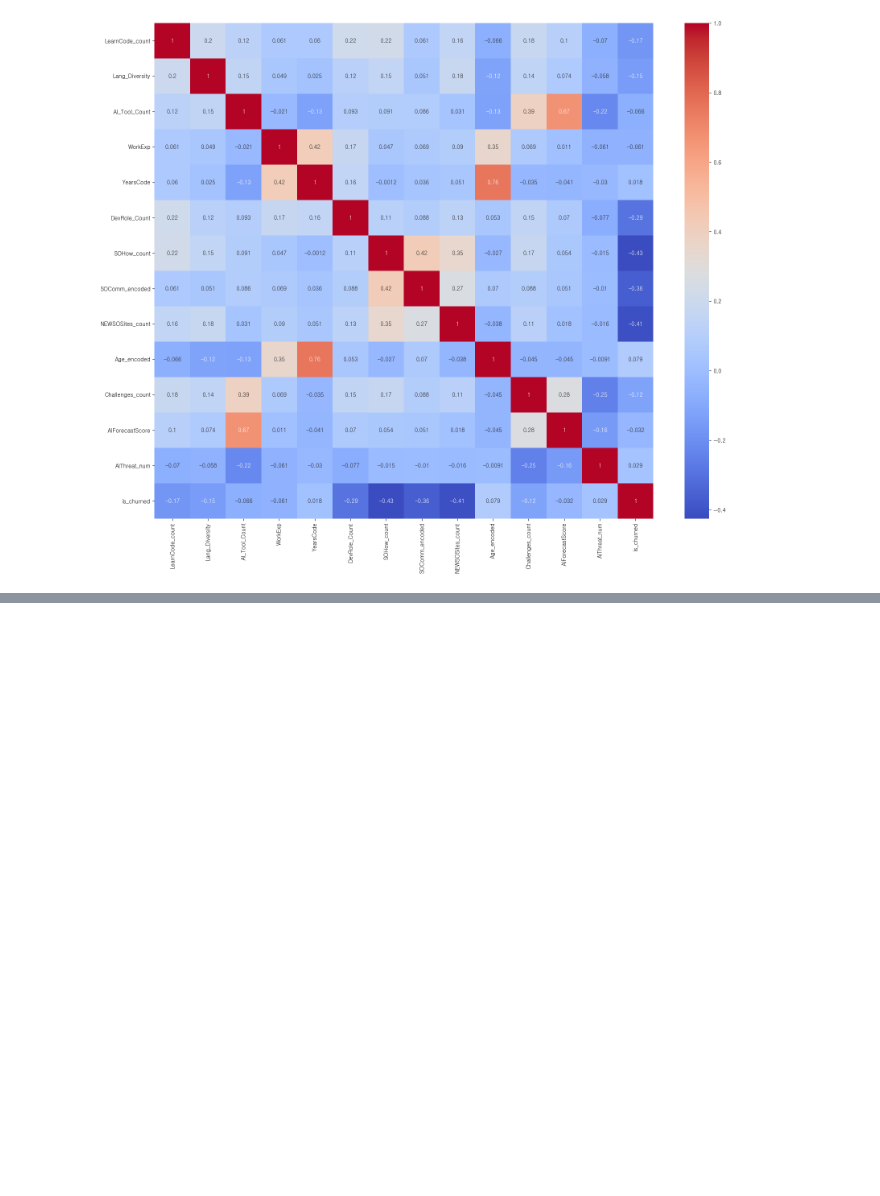
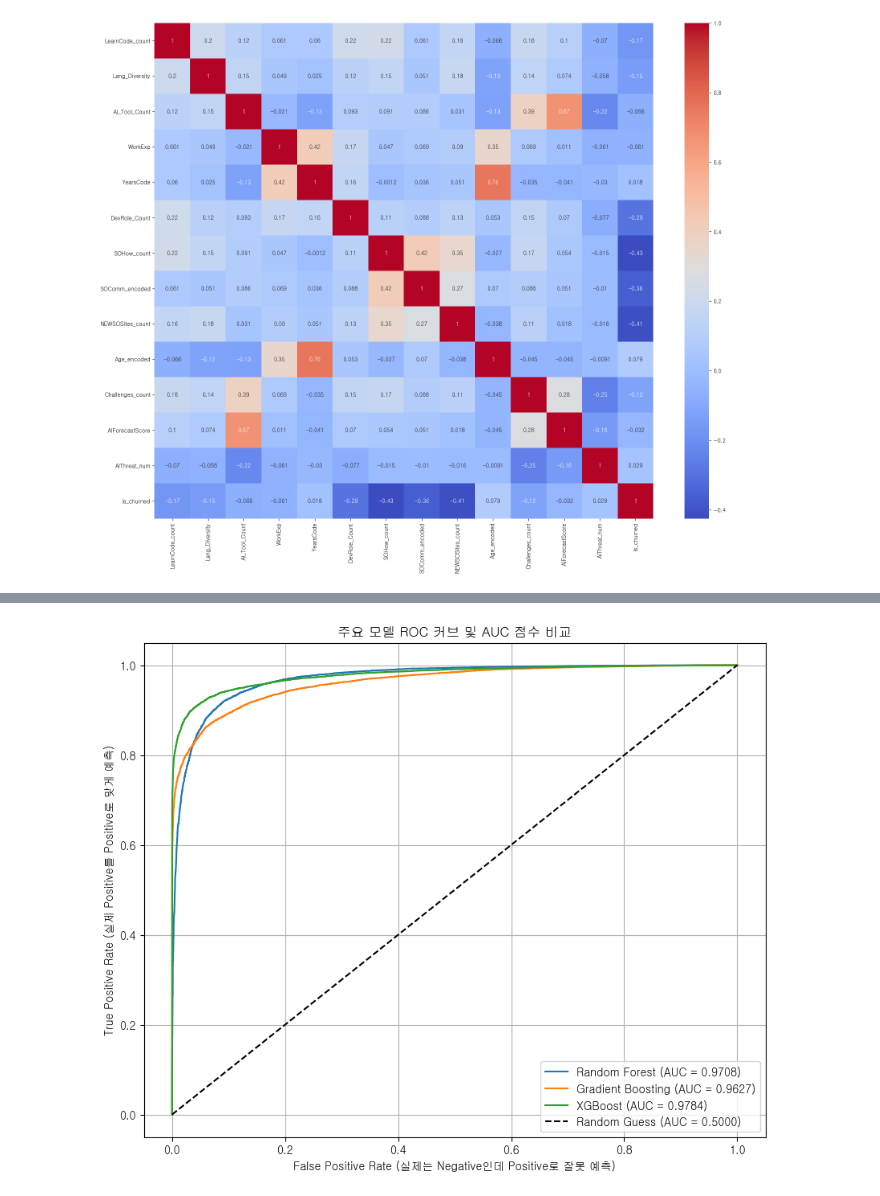
Before and after one commit to SKNETWORKS-FAMILY-AICAMP/SKN17-2nd-1Team, a Jupyter notebook: preprocess_scaler.ipynb, the cells around one changed output, grey strips where cells are left out. Cells and saved outputs as stored; diff of their text form; code cells hidden in the pictures; blank space fills up the shorter version.

```diff
--- a/preprocess_scaler.ipynb
+++ b/preprocess_scaler.ipynb
@@ -368,0 +431,37 @@ plt.show()
+# %%
+from sklearn.metrics import roc_curve, auc
+
+plt.figure(figsize=(10, 8))
+
+# 비교할 모델 리스트 (Precision-Recall 커브와 동일하게)
+top_models = {
+    "Random Forest": rf_clf,
+    "Gradient Boosting": gbm,
+    "XGBoost": xgb
+}
+
+for name, model in top_models.items():
+    # 1 (이탈) 클래스에 대한 예측 확률
+    y_probs = model.predict_proba(X_test)[:, 1]
+
+    # ROC 커브 계산
+    fpr, tpr, thresholds = roc_curve(y_test, y_probs)
+
+    # AUC 점수 계산
+    roc_auc = auc(fpr, tpr)
+
+    # 그래프 그리기 (범례에 AUC 점수 포함)
+    plt.plot(fpr, tpr, label=f'{name} (AUC = {roc_auc:.4f})')
+
+# 랜덤 추측선 (기준선)
+plt.plot([0, 1], [0, 1], 'k--', label='Random Guess (AUC = 0.5000)')
+
+# 그래프 설정
+plt.xlabel('False Positive Rate (실제는 Negative인데 Positive로 잘못 예측)')
+plt.ylabel('True Positive Rate (실제 Positive를 Positive로 맞게 예측)')
+plt.title('주요 모델 ROC 커브 및 AUC 점수 비교', fontsize=12)
+plt.legend()
+plt.grid(True)
+plt.show()
+# %% [output]
+[figure, added]
```
Also changed, not shown: parts of 4 cells of this notebook.
